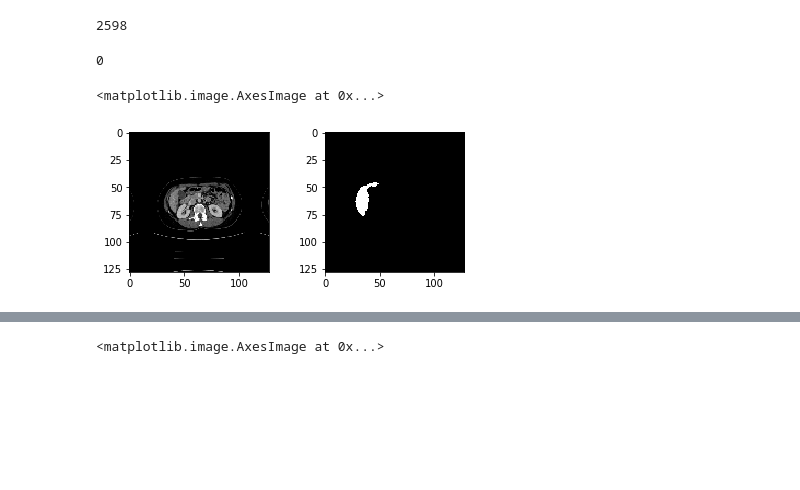
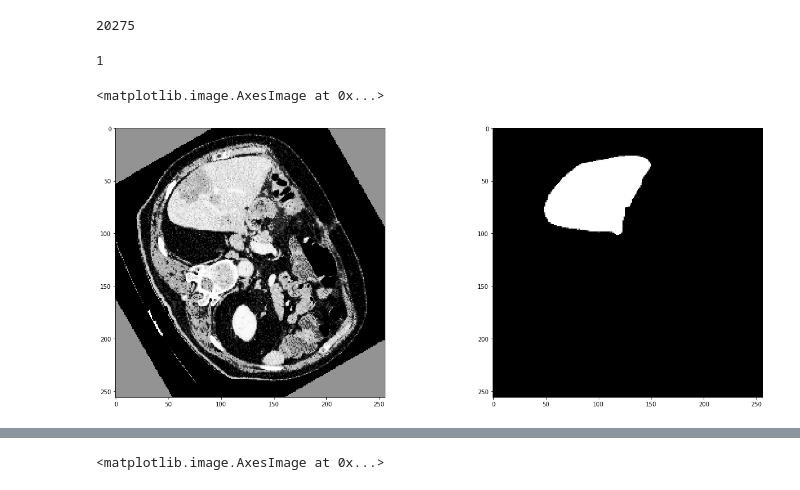
Before and after one commit to AmirZaghloul/Liver-Tumor-Segmentation-using-CNNs, a Jupyter notebook: liver_CNN.ipynb, the cells around one changed output, grey strips where cells are left out. Cells and saved outputs as stored; diff of their text form; code cells hidden in the pictures; blank space fills up the shorter version.

```diff
--- a/liver_CNN.ipynb
+++ b/liver_CNN.ipynb
@@ -159,29 +138,21 @@ def normalize_image(img):
 def step1_preprocess_img_slice(img_slc):
     """
     Preprocesses the image 3d volumes by performing the following :
-    1- Rotate the input volume so the the liver is on the left, spine is at the bottom of the image
-    2- Set pixels with hounsfield value great than 1200, to zero.
-    3- Clip all hounsfield values to the range [-100, 400]
-    4- Normalize values to [0, 1]
-    5- Rescale img and label slices to 388x388
-    6- Pad img slices with 92 pixels on all sides (so total shape is 572x572)
-
-    Args:
-        img_slc: raw image slice
-    Return:
-        Preprocessed image slice
+    1- Set pixels with hounsfield value great than 1200, to zero.
+    2- Clip all hounsfield values to the range [-100, 400]
+    3- Apply Adaptive Histogram Equalization
     """
-    img_slc   = img_slc.astype(IMG_DTYPE)
     img_slc[img_slc>1200] = 0
     img_slc   = np.clip(img_slc, -100, 400)
-#     img_slc   = normalize_image(img_slc)
-    img_slc   = to_scale(img_slc, (388,388))
-    img_slc   = np.pad(img_slc,((62,62),(62,62)),mode='reflect')
+    img_slc = normalize_image(img_slc)
 
-#     img_slc   = img_slc[:, :, np.newaxis]
-    if False:
-        img_slc = histeq_processor(img_slc)
 
+    img_slc = img_slc * 255
+    img_slc = img_slc.astype('uint8')
+#     clahe = cv2.createCLAHE(clipLimit=2.0, tileGridSize=(8,8))
+#     img_slc = clahe.apply(img_slc)
+    img_slc = cv2.equalizeHist(img_slc)
+    img_slc = normalize_image(img_slc)
     return img_slc
 # %%
 class DataGen(keras.utils.Sequence):
@@ -275,24 +217,25 @@ class DataGen(keras.utils.Sequence):
     def __len__(self):
         return int(np.ceil(len(self.ids)/float(self.batch_size)))
 # %%
-image_size = 128
+image_size = 256
 train_path = "train"
 batch_size = 8
+epochs = 20
 
 ## Training Ids
 images = []
 for file in os.listdir(os.path.join(train_path, "patients")):
-    images.append(file)
+#     if not file.endswith('_augrot') and not file.endswith('_augref'):
+        images.append(file)
 print(len(images))
 
 ## Validation Data Size
-val_data_size = 400
-epochs =  len(images)//batch_size
+val_data_size = len(images)//5
 
 valid_ids = images[:val_data_size]
 train_ids = images[val_data_size:]
 # %% [output]
-2598
+20275
 # %%
 gen = DataGen(train_ids, train_path, batch_size=batch_size, image_size=image_size)
 # print(train_ids[2])
@@ -307,14 +250,14 @@ x, y = gen.__getitem__(0)
 # print(gen.__getitem__(0))
 # %%
 r = random.randint(0, len(x)-1)
-fig = plt.figure()
+fig = plt.figure(figsize=(20,20))
 fig.subplots_adjust(hspace=0.4, wspace=0.4)
 ax = fig.add_subplot(1, 2, 1)
 ax.imshow(x[r])
 print(r)
 ax = fig.add_subplot(1, 2, 2)
 ax.imshow(np.reshape(y[r], (image_size, image_size)), cmap="gray")
 # %% [output]
-0
+1
 <matplotlib.image.AxesImage at 0x...>
-[figure, old version]
+[figure, new version]
```
Also changed, not shown: parts of 17 cells of this notebook, 2 other files.
